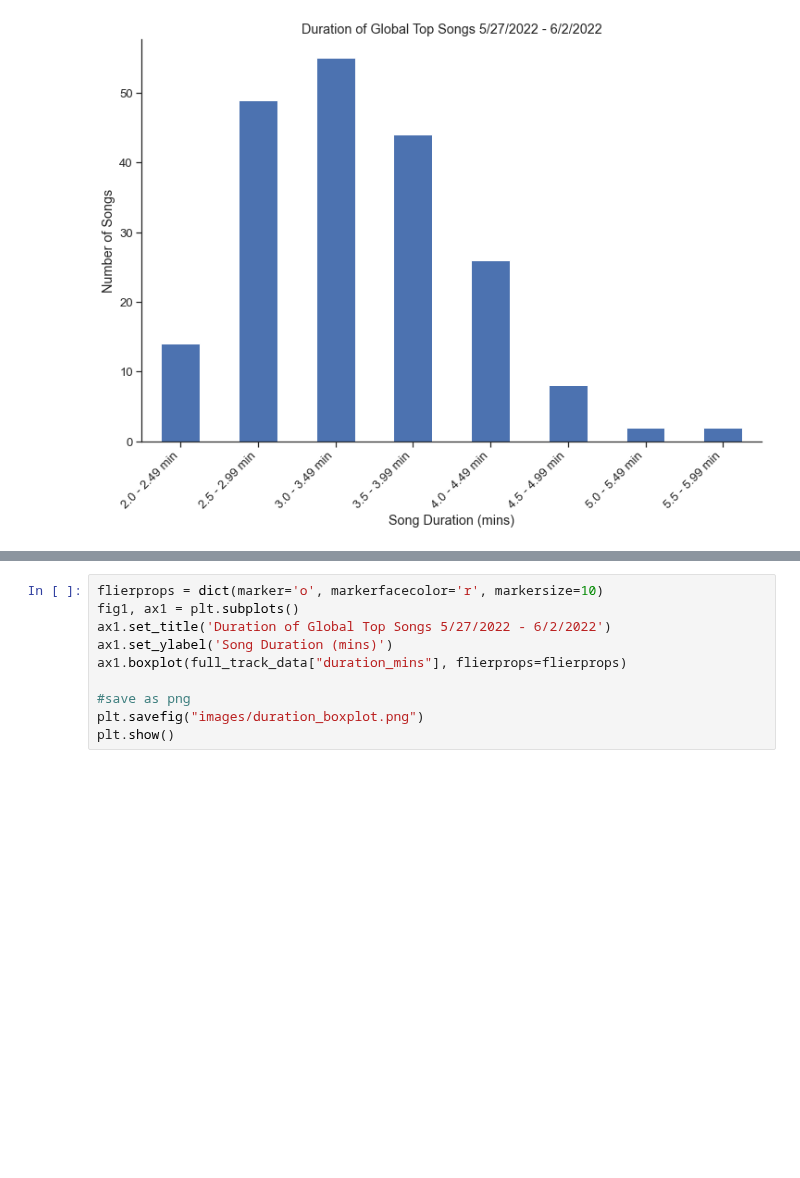
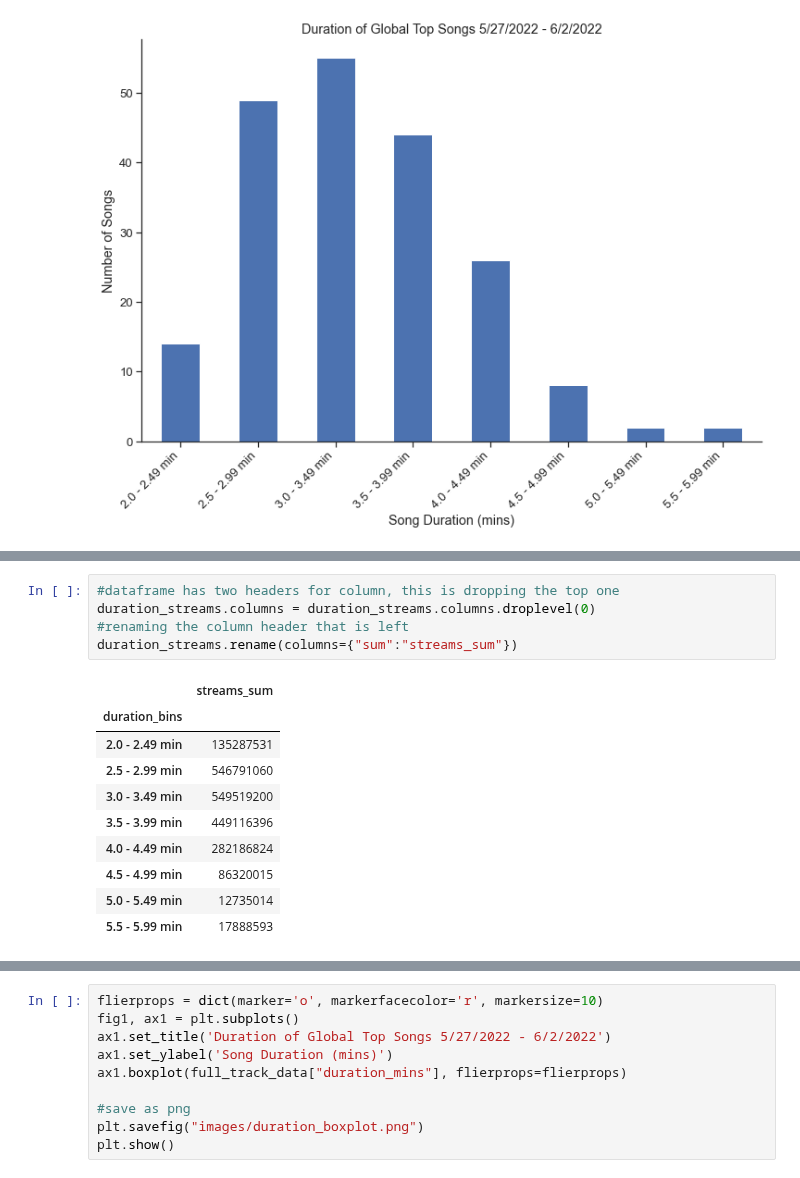
Before and after one commit to mbruns13/project_1_spotify, a Jupyter notebook: song_duration.ipynb, the cells around one changed output, grey strips where cells are left out. Drawn from its saved outputs; the diff is of its cells as text; blank space fills up the shorter version.

```diff
--- a/song_duration.ipynb
+++ b/song_duration.ipynb
@@ -231,0 +259,16 @@ plt.show()
+# %%
+#dataframe has two headers for column, this is dropping the top one
+duration_streams.columns = duration_streams.columns.droplevel(0)
+#renaming the column header that is left
+duration_streams.rename(columns={"sum":"streams_sum"})
+# %% [output]
+|  | streams_sum |
+| duration_bins |  |
+| 2.0 - 2.49 min | 135287531 |
+| 2.5 - 2.99 min | 546791060 |
+| 3.0 - 3.49 min | 549519200 |
+| 3.5 - 3.99 min | 449116396 |
+| 4.0 - 4.49 min | 282186824 |
+| 4.5 - 4.99 min | 86320015 |
+| 5.0 - 5.49 min | 12735014 |
+| 5.5 - 5.99 min | 17888593 |
```
Also changed, not shown: parts of 7 cells of this notebook, 2 other files.
